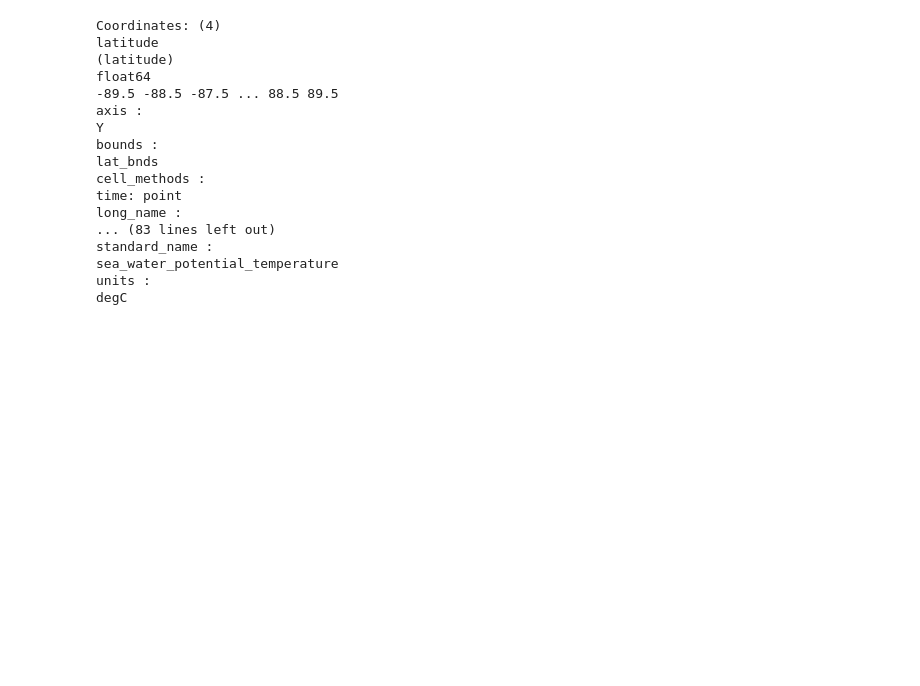
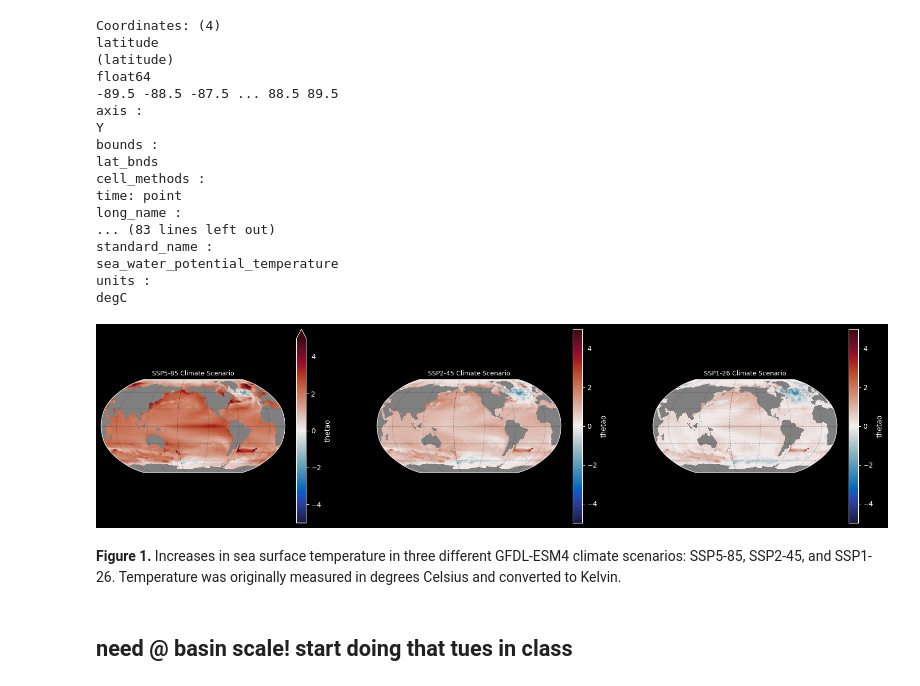
Before and after one commit to EES-3506-5506/Taboada_Final_G2, a Jupyter notebook: sea_water_potential_temp.ipynb, the cells around one changed output. Cells and saved outputs as stored; diff of their text form; code cells hidden in the pictures; blank space fills up the shorter version.

Commit message:
need basin scale diff maps

```diff
--- a/sea_water_potential_temp.ipynb
+++ b/sea_water_potential_temp.ipynb
@@ -69,0 +87,53 @@ thetao126_K = gfdl_esm4_thetao126+273.15
+# %%
+first20_245 = thetao245_K.sel(
+    time = slice('2015-01-16', '2035-12-16')).mean('time')
+
+last20_245 = thetao245_K.sel(
+    time = slice('2080-01-16', '2100-12-16')).mean('time')
+
+diff_245 = last20_245-first20_245
+# %%
+first20_126 = thetao126_K.sel(
+    time = slice('2015-01-16', '2035-12-16')).mean('time')
+
+last20_126 = thetao126_K.sel(
+    time = slice('2080-01-16', '2100-12-16')).mean('time')
+
+diff_126 = last20_126-first20_126
+# %%
+subplot_kws=dict(projection=ccrs.Robinson(central_longitude=-150),
+         facecolor='grey') ## Make a dictionary to define the projection and face color
+
+fig, ((ax1, ax2, ax3)) = plt.subplots(nrows=1, ncols=3, figsize=(20, 5), subplot_kw = subplot_kws)
+##setting up subplot parameters
+
+p1 = diff_585.sel(lev=2.5).plot(ax = ax1, x='longitude', y='latitude', ##first plot of SSP5-85 scenario
+               vmin=-5,vmax=5,
+           cmap=cmocean.cm.balance,
+           transform=ccrs.PlateCarree())
+
+p2 = diff_245.sel(lev=2.5).plot(ax = ax2, x='longitude', y='latitude', ##second plot of SSP2-45 scenario
+               vmin=-5,vmax=5,
+           cmap=cmocean.cm.balance,
+           transform=ccrs.PlateCarree())
+
+p3 = diff_126.sel(lev=2.5).plot(ax = ax3, x='longitude', y='latitude', ##first plot of SSP1-26 scenario
+            vmin=-5,vmax=5,
+           cmap=cmocean.cm.balance,
+           transform=ccrs.PlateCarree())
+
+p1.axes.gridlines(color='black', alpha=0.2, linestyle='--') ##adding gridlines to each subplot
+p2.axes.gridlines(color='black', alpha=0.2, linestyle='--')
+p3.axes.gridlines(color='black', alpha=0.2, linestyle='--')
+
+ax1.set_title('SSP5-85 Climate Scenario', fontsize = 9) ##adding titles to each subplot
+ax2.set_title('SSP2-45 Climate Scenario', fontsize = 9)
+ax3.set_title('SSP1-26 Climate Scenario', fontsize = 9)
+
+plt.style.use("dark_background") ##dark background
+# %% [output]
+[figure, added]
+# %% [markdown]
+**Figure 1.** Increases in sea surface temperature in three different GFDL-ESM4 climate scenarios: SSP5-85, SSP2-45, and SSP1-26. Temperature was originally measured in degrees Celsius and converted to Kelvin.
+# %% [markdown]
+## need @ basin scale! start doing that tues in class
```
Also changed, not shown: parts of 6 cells of this notebook.
